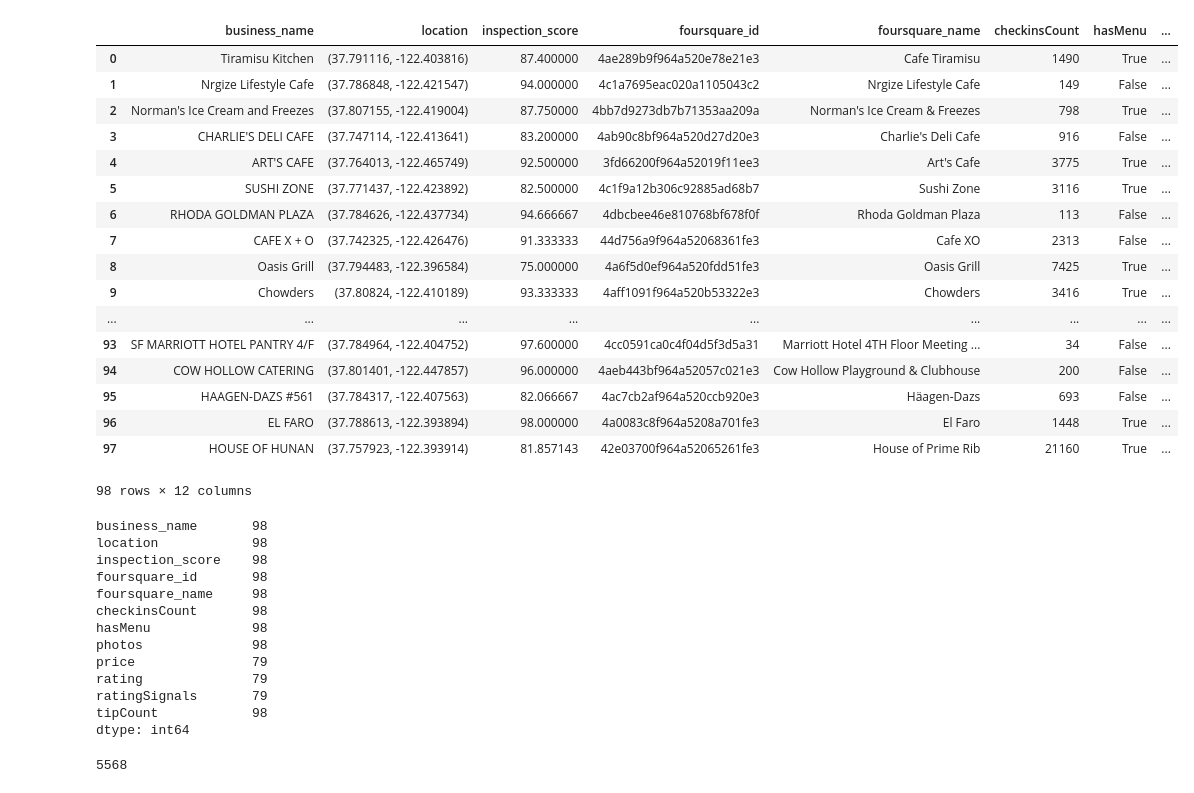
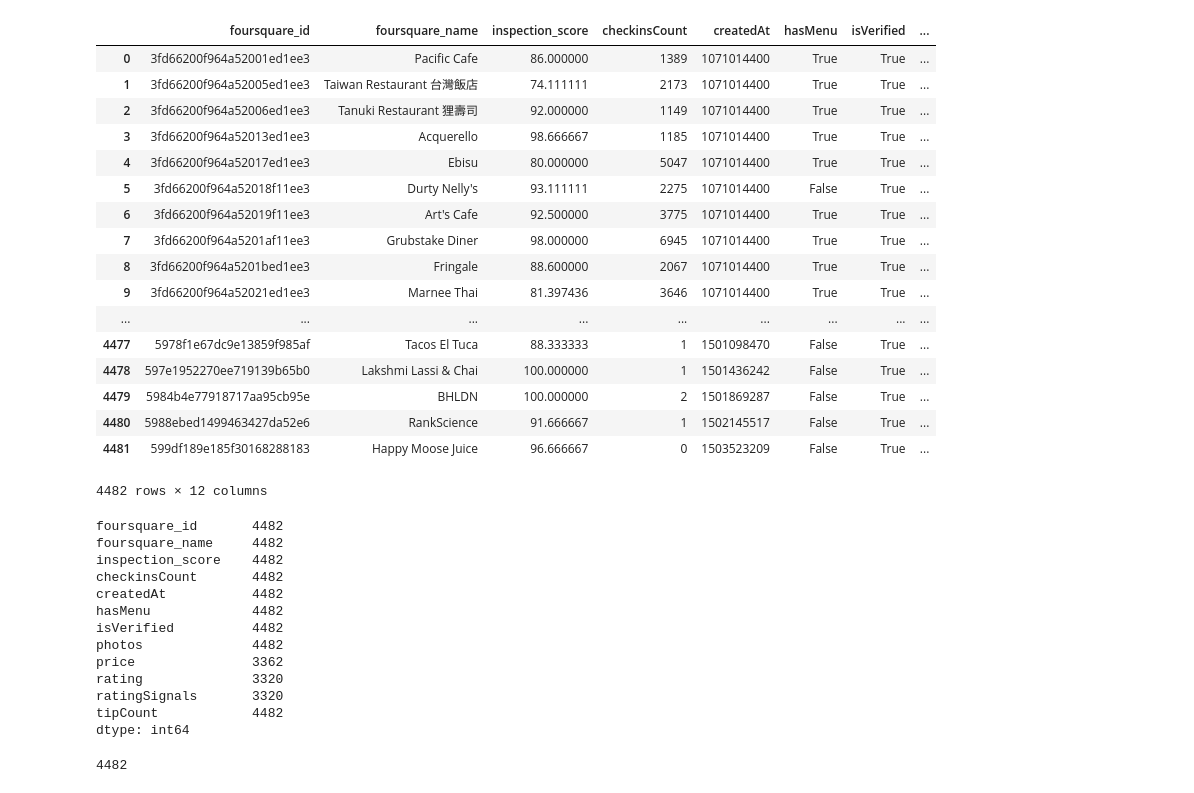
Before and after one commit to manulohiya/checkin-predictor, a Jupyter notebook: notebooks/checkin_predictor_part2.ipynb, the cells around one changed output. Cells and saved outputs as stored; diff of their text form; code cells hidden in the pictures.

```diff
--- a/notebooks/checkin_predictor_part2.ipynb
+++ b/notebooks/checkin_predictor_part2.ipynb
@@ -25,6 +25,7 @@ pd.set_option('display.notebook_repr_html', True)
 df = pd.read_csv(os.path.join('..', 'datasets', 'foursquare_idmapping.csv'))
 # df = df.set_index(id)
 df.drop(['Unnamed: 0'],inplace = True, axis = 1)
+df.drop(['business_name'],inplace = True, axis = 1)
+df.drop(['location'],inplace = True, axis = 1)
 df.head()
-len(df)
 # %% [output]
@@ -31,0 +38,4 @@ len(df)
+# %%
+
+grouped_df = df.groupby(['foursquare_id','foursquare_name'], as_index = False)['inspection_score'].mean()
+grouped_df.head()
@@ -55,10 +72,13 @@ def foursquare_attributes(id):
             'rating': r.get('rating'),
             'ratingSignals': r.get('ratingSignals'),
             'photos': r.get('photos').get('count'),
+            'isVerified': r.get('verified') != None,
 #             'hasReservations': r.get('attributes').get('groups').'type'.'reservations'.get('displayValue') != None,
             'tipCount': r.get('stats').get('tipCount'),
 #              'hasOutdoorSeating': r.get('attributes').get('groups')[2].get('items')[1] != None,
+            'createdAt': r.get('createdAt'),
             'checkinsCount': r.get('stats').get('checkinsCount')
+
         }
 
 r = foursquare_attributes(df.foursquare_id[0])
@@ -68,7 +96,7 @@ r = foursquare_attributes(df.foursquare_id[0])
 # %%
 foursquare_rows = [
-    foursquare_attributes(df.foursquare_id[i])
-    for i in range(0, len(df)) if not(pd.isnull(df.foursquare_id[i]))
+    foursquare_attributes(grouped_df.foursquare_id[i])
+    for i in range(0, len(grouped_df)) if not(pd.isnull(grouped_df.foursquare_id[i]))
 ]
 # foursquare_rows
 # %%
@@ -96,43 +124,43 @@ foursquare_df
 # %%
 # df.join(foursquare_df, on='foursquare_id', lsuffix='l_', rsuffix='r_')
-df2 = df.merge(foursquare_df, on='foursquare_id')
+df2 = grouped_df.merge(foursquare_df, on='foursquare_id')
 df2
 # %% [output]
-|  | business_name | location | inspection_score | foursquare_id | foursquare_name | checkinsCount | hasMenu | ... |
-| 0 | Tiramisu Kitchen | (37.791116, -122.403816) | 87.400000 | 4ae289b9f964a520e78e21e3 | Cafe Tiramisu | 1490 | True | ... |
-| 1 | Nrgize Lifestyle Cafe | (37.786848, -122.421547) | 94.000000 | 4c1a7695eac020a1105043c2 | Nrgize Lifestyle Cafe | 149 | False | ... |
-| 2 | Norman's Ice Cream and Freezes | (37.807155, -122.419004) | 87.750000 | 4bb7d9273db7b71353aa209a | Norman's Ice Cream & Freezes | 798 | True | ... |
-| 3 | CHARLIE'S DELI CAFE | (37.747114, -122.413641) | 83.200000 | 4ab90c8bf964a520d27d20e3 | Charlie's Deli Cafe | 916 | False | ... |
-| 4 | ART'S CAFE | (37.764013, -122.465749) | 92.500000 | 3fd66200f964a52019f11ee3 | Art's Cafe | 3775 | True | ... |
-| 5 | SUSHI ZONE | (37.771437, -122.423892) | 82.500000 | 4c1f9a12b306c92885ad68b7 | Sushi Zone | 3116 | True | ... |
-| 6 | RHODA GOLDMAN PLAZA | (37.784626, -122.437734) | 94.666667 | 4dbcbee46e810768bf678f0f | Rhoda Goldman Plaza | 113 | False | ... |
-| 7 | CAFE X + O | (37.742325, -122.426476) | 91.333333 | 44d756a9f964a52068361fe3 | Cafe XO | 2313 | False | ... |
-| 8 | Oasis Grill | (37.794483, -122.396584) | 75.000000 | 4a6f5d0ef964a520fdd51fe3 | Oasis Grill | 7425 | True | ... |
-| 9 | Chowders | (37.80824, -122.410189) | 93.333333 | 4aff1091f964a520b53322e3 | Chowders | 3416 | True | ... |
+|  | foursquare_id | foursquare_name | inspection_score | checkinsCount | createdAt | hasMenu | isVerified | ... |
+| 0 | 3fd66200f964a52001ed1ee3 | Pacific Cafe | 86.000000 | 1389 | 1071014400 | True | True | ... |
+| 1 | 3fd66200f964a52005ed1ee3 | Taiwan Restaurant 台灣飯店 | 74.111111 | 2173 | 1071014400 | True | True | ... |
+| 2 | 3fd66200f964a52006ed1ee3 | Tanuki Restaurant 狸壽司 | 92.000000 | 1149 | 1071014400 | True | True | ... |
+| 3 | 3fd66200f964a52013ed1ee3 | Acquerello | 98.666667 | 1185 | 1071014400 | True | True | ... |
+| 4 | 3fd66200f964a52017ed1ee3 | Ebisu | 80.000000 | 5047 | 1071014400 | True | True | ... |
+| 5 | 3fd66200f964a52018f11ee3 | Durty Nelly's | 93.111111 | 2275 | 1071014400 | False | True | ... |
+| 6 | 3fd66200f964a52019f11ee3 | Art's Cafe | 92.500000 | 3775 | 1071014400 | True | True | ... |
+| 7 | 3fd66200f964a5201af11ee3 | Grubstake Diner | 98.000000 | 6945 | 1071014400 | True | True | ... |
+| 8 | 3fd66200f964a5201bed1ee3 | Fringale | 88.600000 | 2067 | 1071014400 | True | True | ... |
+| 9 | 3fd66200f964a52021ed1ee3 | Marnee Thai | 81.397436 | 3646 | 1071014400 | True | True | ... |
 | ... | ... | ... | ... | ... | ... | ... | ... | ... |
-| 93 | SF MARRIOTT HOTEL PANTRY 4/F | (37.784964, -122.404752) | 97.600000 | 4cc0591ca0c4f04d5f3d5a31 | Marriott Hotel 4TH Floor Meeting ... | 34 | False | ... |
-| 94 | COW HOLLOW CATERING | (37.801401, -122.447857) | 96.000000 | 4aeb443bf964a52057c021e3 | Cow Hollow Playground & Clubhouse | 200 | False | ... |
-| 95 | HAAGEN-DAZS #561 | (37.784317, -122.407563) | 82.066667 | 4ac7cb2af964a520ccb920e3 | Häagen-Dazs | 693 | False | ... |
-| 96 | EL FARO | (37.788613, -122.393894) | 98.000000 | 4a0083c8f964a5208a701fe3 | El Faro | 1448 | True | ... |
-| 97 | HOUSE OF HUNAN | (37.757923, -122.393914) | 81.857143 | 42e03700f964a52065261fe3 | House of Prime Rib | 21160 | True | ... |
+| 4477 | 5978f1e67dc9e13859f985af | Tacos El Tuca | 88.333333 | 1 | 1501098470 | False | True | ... |
+| 4478 | 597e1952270ee719139b65b0 | Lakshmi Lassi & Chai | 100.000000 | 1 | 1501436242 | False | True | ... |
+| 4479 | 5984b4e77918717aa95cb95e | BHLDN | 100.000000 | 2 | 1501869287 | False | True | ... |
+| 4480 | 5988ebed1499463427da52e6 | RankScience | 91.666667 | 1 | 1502145517 | False | True | ... |
+| 4481 | 599df189e185f30168288183 | Happy Moose Juice | 96.666667 | 0 | 1503523209 | False | True | ... |
-98 rows × 12 columns
+4482 rows × 12 columns
 # %%
 df2.count(axis=0, level=None, numeric_only=False)
 # %% [output]
-business_name       98
-location            98
-inspection_score    98
-foursquare_id       98
-foursquare_name     98
-checkinsCount       98
-hasMenu             98
-photos              98
-price               79
-rating              79
-ratingSignals       79
-tipCount            98
+foursquare_id       4482
+foursquare_name     4482
+inspection_score    4482
+checkinsCount       4482
+createdAt           4482
+hasMenu             4482
+isVerified          4482
+photos              4482
+price               3362
+rating              3320
+ratingSignals       3320
+tipCount            4482
 dtype: int64
 # %%
-len(df)
+len(df2)
 # %% [output]
-5568
+4482
```
Also changed, not shown: parts of 8 cells of this notebook, 3 other files.
